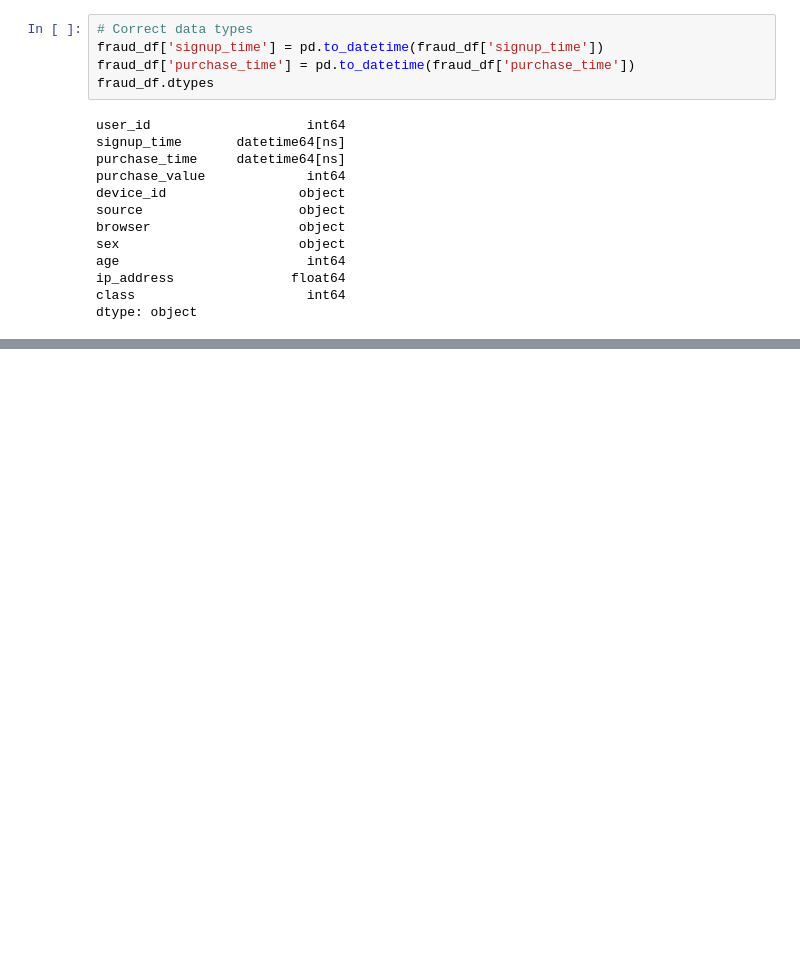
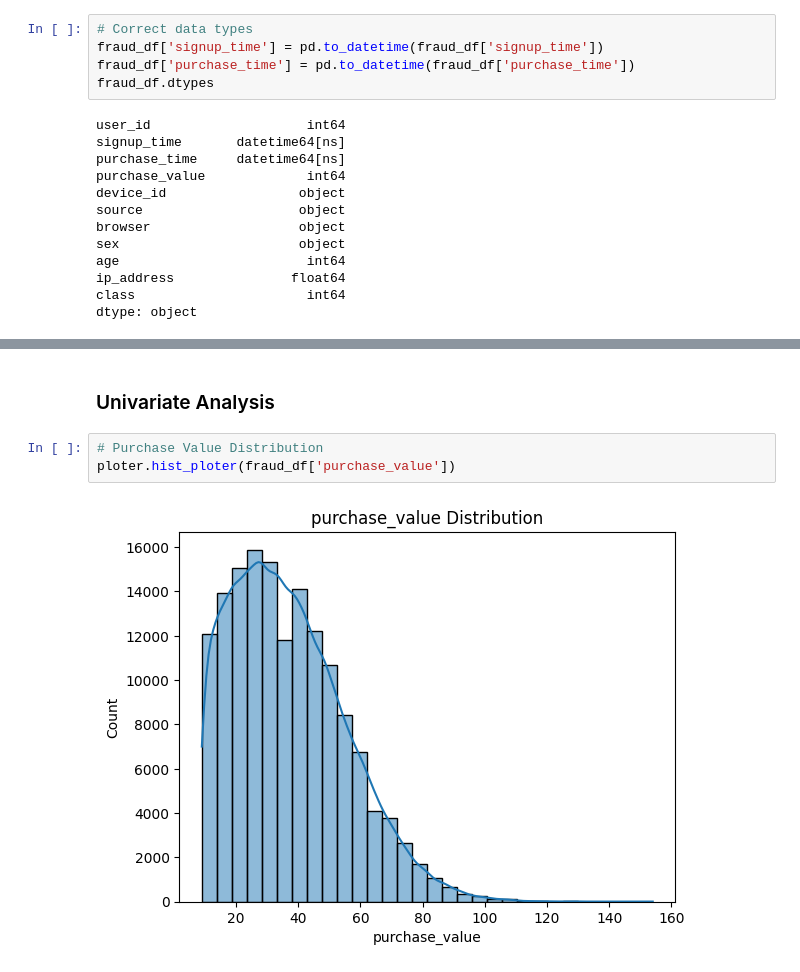
Before and after one commit to Aryam-21/Improved-detection-of-fraud-cases, a Jupyter notebook: notebooks/eda-fraud-data.ipynb, the cells around one changed output, grey strips where cells are left out. Saved outputs shown, nothing was run; the diff lists cells and outputs as text; blank space fills up the shorter version.

```diff
--- a/notebooks/eda-fraud-data.ipynb
+++ b/notebooks/eda-fraud-data.ipynb
@@ -75,0 +91,7 @@ dtype: object
+# %% [markdown]
+### Univariate Analysis
+# %%
+# Purchase Value Distribution
+ploter.hist_ploter(fraud_df['purchase_value'])
+# %% [output]
+[figure, added]
```
Also changed, not shown: parts of 7 cells of this notebook, 1 other file.
